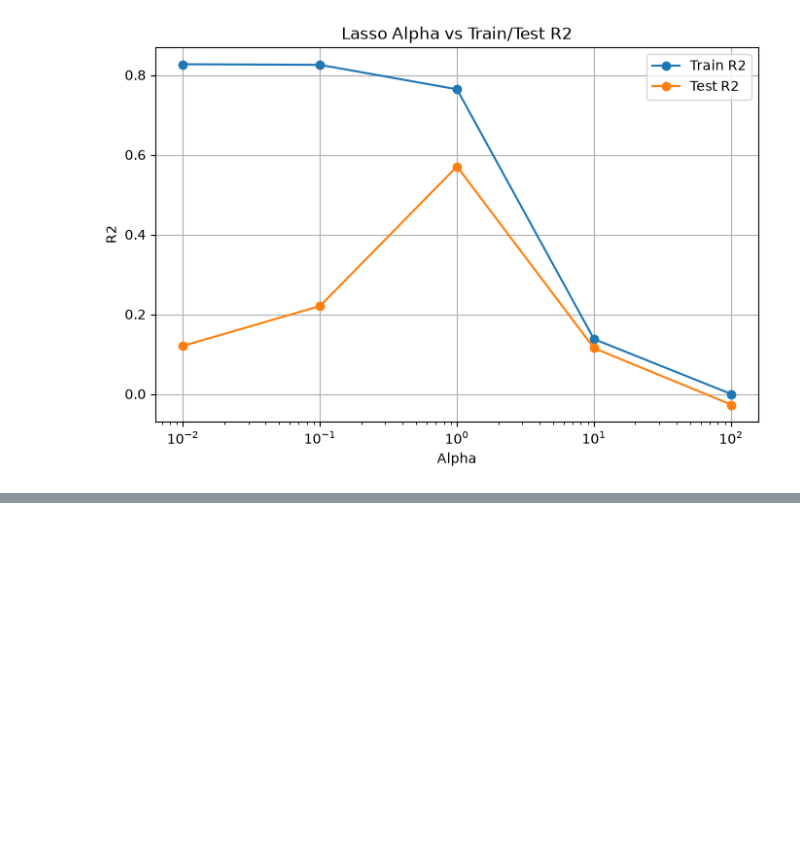
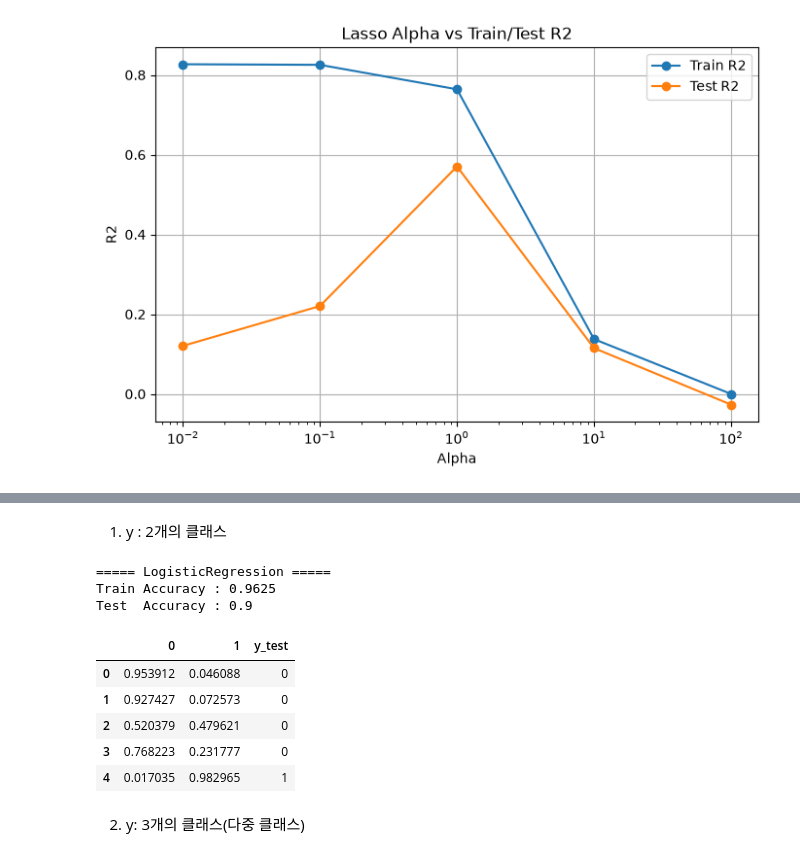
Before and after one commit to rpaisXol/ML-DL, a Jupyter notebook: ML/ML_Algorithm_Linear_Regression.ipynb, the cells around one changed output, grey strips where cells are left out. Saved outputs shown, nothing was run; the diff lists cells and outputs as text; code cells hidden in the pictures; blank space fills up the shorter version.

```diff
--- a/ML/ML_Algorithm_Linear_Regression.ipynb
+++ b/ML/ML_Algorithm_Linear_Regression.ipynb
@@ -382,0 +399,2 @@ plt.show()
+# %% [markdown]
+1) y : 2개의 클래스
@@ -382,0 +409,53 @@ plt.show()
+# %%
+# 1. 데이터 생성
+# 특성이 10개이고 실제로 중요한 특성은 2개
+X, y = make_classification(
+    n_samples=100,
+    n_features=10,       # 특성 10개
+    n_redundant=0,
+    n_classes=2,         # y는 0, 1 두 개의 클래스
+    n_clusters_per_class=1, # 클래스내에는 한 덩어리로
+    random_state=10
+)
+# %%
+# 2. 훈련 / 테스트 데이터 분리
+X_train, X_test, y_train, y_test = train_test_split(
+    X, y,
+    test_size=0.2,
+    random_state=42
+)
+# %%
+# 3. LogisticRegression
+lr = LogisticRegression(
+    max_iter=1000
+)
+
+lr.fit(X_train, y_train)
+
+train_pred = lr.predict(X_train)
+test_pred = lr.predict(X_test)
+
+
+print("===== LogisticRegression =====")
+print("Train Accuracy :", accuracy_score(y_train, train_pred))
+print("Test  Accuracy :", accuracy_score(y_test, test_pred))
+# %% [output]
+===== LogisticRegression =====
+Train Accuracy : 0.9625
+Test  Accuracy : 0.9
+# %%
+pred = lr.predict(X_test)
+prob = lr.predict_proba(X_test)
+
+df = pd.DataFrame(prob,columns=['0', '1'])
+df['y_test'] = y_test
+df.head()
+# %% [output]
+|  | 0 | 1 | y_test |
+| 0 | 0.953912 | 0.046088 | 0 |
+| 1 | 0.927427 | 0.072573 | 0 |
+| 2 | 0.520379 | 0.479621 | 0 |
+| 3 | 0.768223 | 0.231777 | 0 |
+| 4 | 0.017035 | 0.982965 | 1 |
+# %% [markdown]
+2) y: 3개의 클래스(다중 클래스)
```
Also changed, not shown: parts of 5 cells of this notebook, 4 other files.
